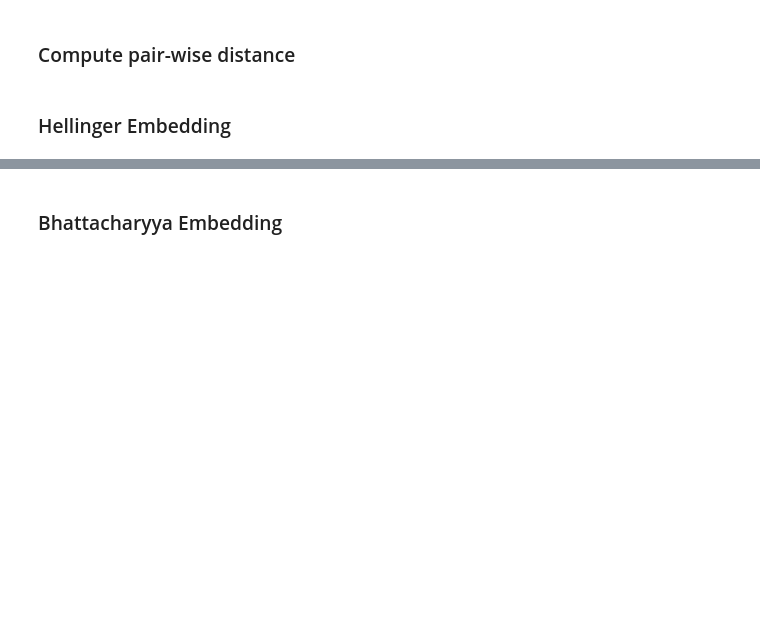
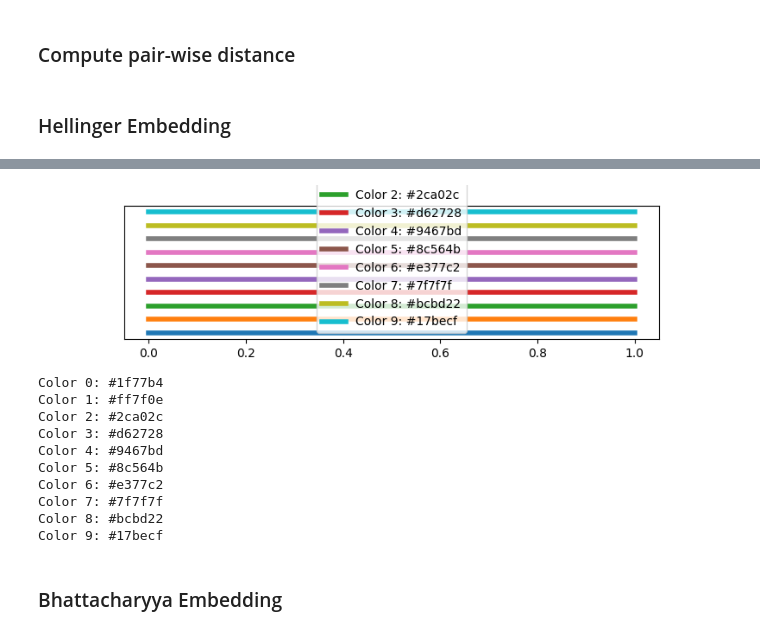
Before and after one commit to AntonioLiu97/LLMICL_inPCA, a Jupyter notebook: inPCA/inPCA_multi_traj.ipynb, the cells around one changed output, grey strips where cells are left out. Drawn from its saved outputs; the diff is of its cells as text; code cells hidden in the pictures; blank space fills up the shorter version.

```diff
--- a/inPCA/inPCA_multi_traj.ipynb
+++ b/inPCA/inPCA_multi_traj.ipynb
@@ -414,3 +409,33 @@ plt.savefig(save_path)
+# %%
+import matplotlib.pyplot as plt
+
+# Get the default color cycle
+default_colors = plt.rcParams['axes.prop_cycle'].by_key()['color']
+
+# Plot lines with each color in the default color cycle
+plt.figure(figsize=(8, 2))
+for i, color in enumerate(default_colors):
+    plt.plot([0, 1], [i, i], label=f'Color {i}: {color}', color=color, linewidth=4)
+
+plt.legend()
+plt.yticks([])
+plt.show()
+
+# Print the color codes
+for i, color in enumerate(default_colors):
+    print(f'Color {i}: {color}')
+# %% [output]
+[figure, added]
+Color 0: #1f77b4
+Color 1: #ff7f0e
+Color 2: #2ca02c
+Color 3: #d62728
+Color 4: #9467bd
+Color 5: #8c564b
+Color 6: #e377c2
+Color 7: #7f7f7f
+Color 8: #bcbd22
+Color 9: #17becf
 # %% [markdown]
 ### Bhattacharyya Embedding
 # %%
```
Also changed, not shown: parts of 6 cells of this notebook, 43 other files.
